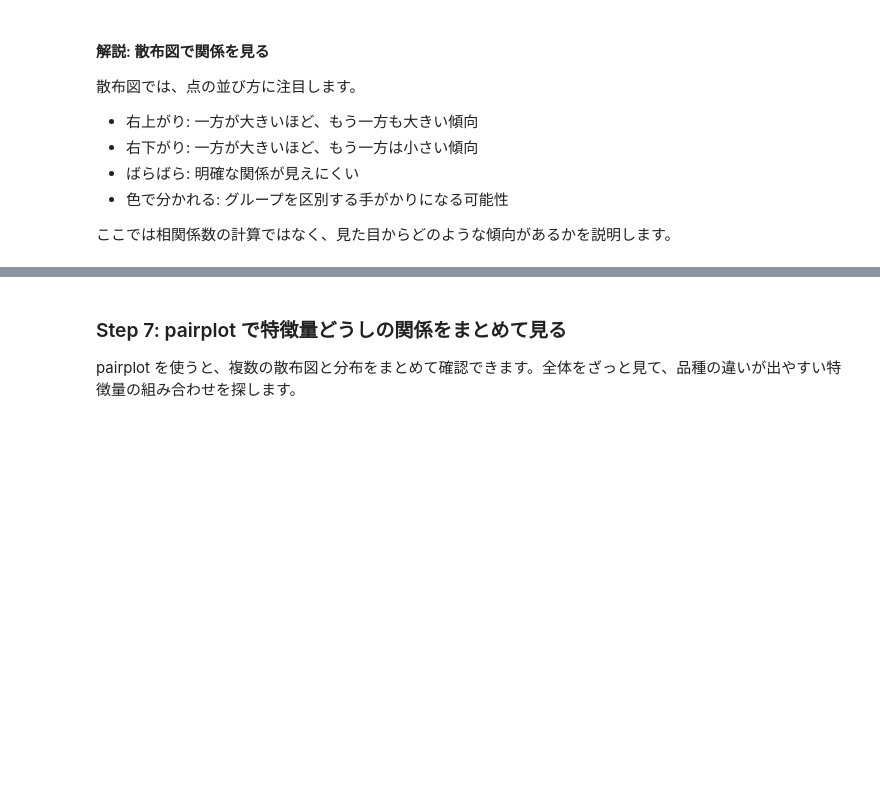
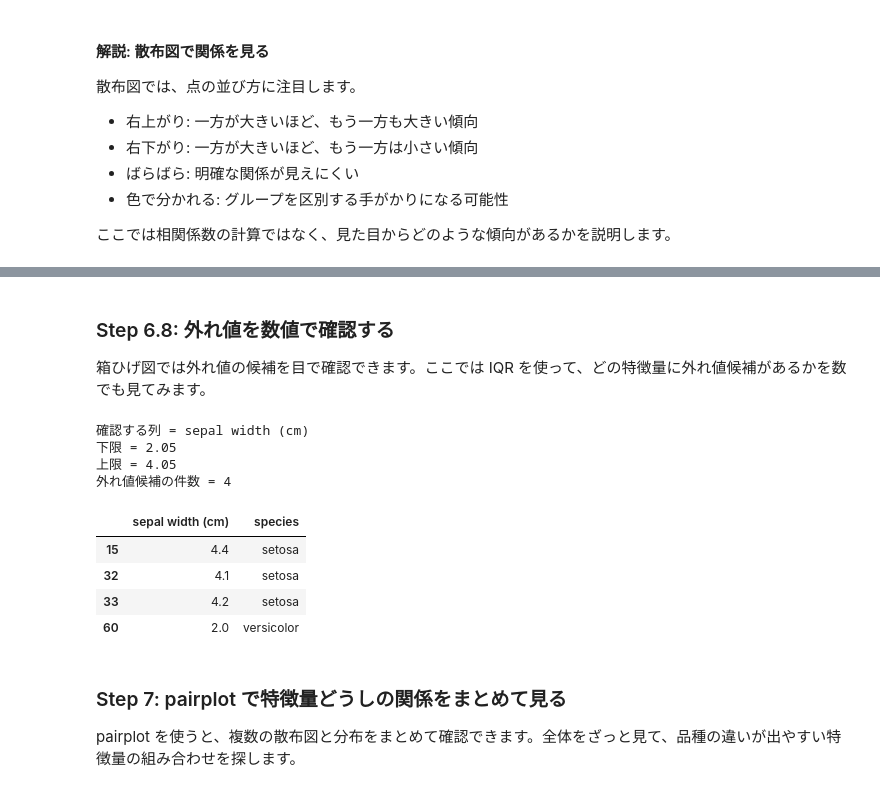
Before and after one commit to KazuhisaFujita/MachineLearning_training, a Jupyter notebook: notebook/lesson02_eda_template.ipynb, the cells around one changed output, grey strips where cells are left out. Saved outputs shown, nothing was run; the diff lists cells and outputs as text; code cells hidden in the pictures; blank space fills up the shorter version.

```diff
--- a/notebook/lesson02_eda_template.ipynb
+++ b/notebook/lesson02_eda_template.ipynb
@@ -157,3 +196,34 @@ plt.show()
+# %% [markdown]
+### Step 6.8: 外れ値を数値で確認する
+箱ひげ図では外れ値の候補を目で確認できます。ここでは IQR を使って、どの特徴量に外れ値候補があるかを数でも見てみます。
+# %%
+# ===== Step 6.8: IQRで外れ値候補を確認 =====
+# TODO: feature_to_check を変えて、外れ値候補の件数を確認する
+feature_to_check = 'sepal width (cm)'
+
+q1 = df[feature_to_check].quantile(0.25)
+q3 = df[feature_to_check].quantile(0.75)
+iqr = q3 - q1
+lower_bound = q1 - 1.5 * iqr
+upper_bound = q3 + 1.5 * iqr
+
+outliers = df[(df[feature_to_check] < lower_bound) | (df[feature_to_check] > upper_bound)]
+
+print('確認する列 =', feature_to_check)
+print('下限 =', round(lower_bound, 2))
+print('上限 =', round(upper_bound, 2))
+print('外れ値候補の件数 =', len(outliers))
+display(outliers[[feature_to_check, 'species']].head())
+# %% [output]
+確認する列 = sepal width (cm)
+下限 = 2.05
+上限 = 4.05
+外れ値候補の件数 = 4
+|  | sepal width (cm) | species |
+| 15 | 4.4 | setosa |
+| 32 | 4.1 | setosa |
+| 33 | 4.2 | setosa |
+| 60 | 2.0 | versicolor |
 # %% [markdown]
 ### Step 7: pairplot で特徴量どうしの関係をまとめて見る
 pairplot を使うと、複数の散布図と分布をまとめて確認できます。全体をざっと見て、品種の違いが出やすい特徴量の組み合わせを探します。
```
Also changed, not shown: parts of 17 cells of this notebook, 7 other files.
